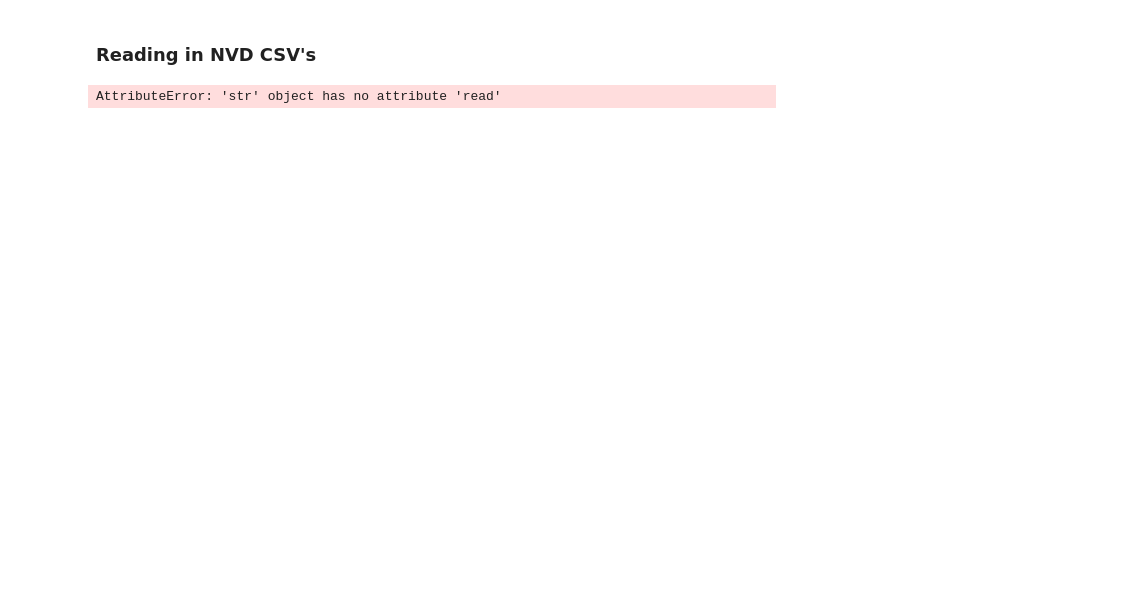
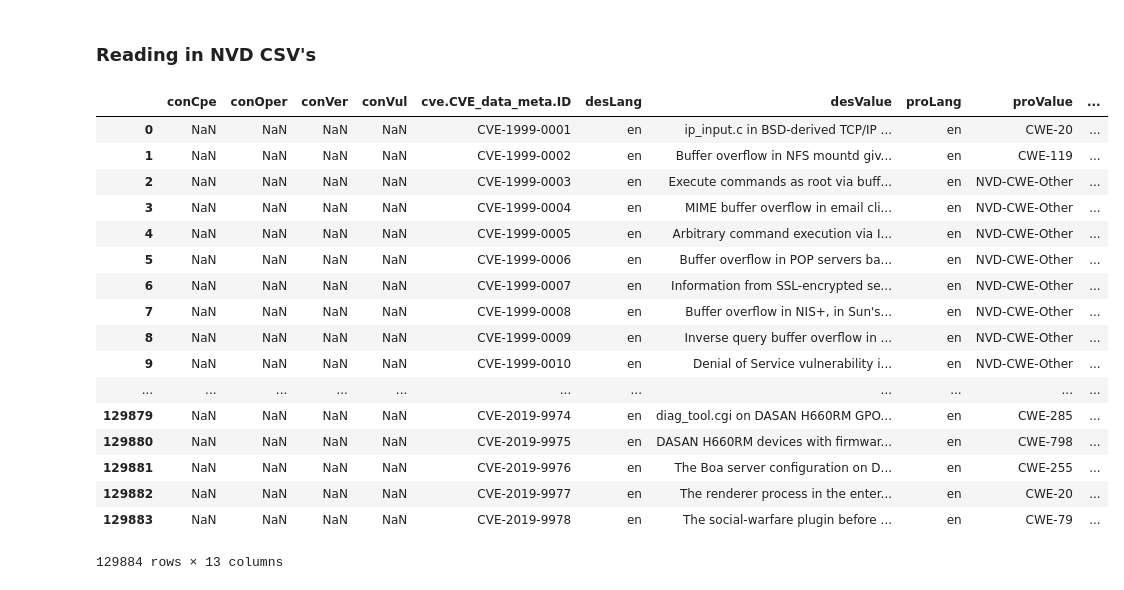
Before and after one commit to UNCG-CSE/Open_Source_Vul_Metrics, a Jupyter notebook: src/(GW Project pt.2) Correlation between spike in releases and new vulnerabilities.ipynb, the cells around one changed output. Cells and saved outputs as stored; diff of their text form; code cells hidden in the pictures; blank space fills up the shorter version.

```diff
--- a/src/(GW Project pt.2) Correlation between spike in releases and new vulnerabilities.ipynb
+++ b/src/(GW Project pt.2) Correlation between spike in releases and new vulnerabilities.ipynb
@@ -38,15 +38,32 @@ release_df.head()
 # %%
 import glob
 
-path = '../data/nvd-hashs/'
+path = '../data/NVD-to-CSV-Descriptions/'
 allcves = glob.glob(path+'*.csv')
 l = []
 
 for filename in allcves:
     df = pd.read_csv(filename)
     l.append(df)
 df_NVD_hash = pd.concat(l, ignore_index=True)
 #New cell
 df_NVD_hash
 # %% [output]
+|  | conCpe | conOper | conVer | conVul | cve.CVE_data_meta.ID | desLang | desValue | proLang | proValue | ... |
+| 0 | NaN | NaN | NaN | NaN | CVE-1999-0001 | en | ip_input.c in BSD-derived TCP/IP ... | en | CWE-20 | ... |
+| 1 | NaN | NaN | NaN | NaN | CVE-1999-0002 | en | Buffer overflow in NFS mountd giv... | en | CWE-119 | ... |
+| 2 | NaN | NaN | NaN | NaN | CVE-1999-0003 | en | Execute commands as root via buff... | en | NVD-CWE-Other | ... |
+| 3 | NaN | NaN | NaN | NaN | CVE-1999-0004 | en | MIME buffer overflow in email cli... | en | NVD-CWE-Other | ... |
+| 4 | NaN | NaN | NaN | NaN | CVE-1999-0005 | en | Arbitrary command execution via I... | en | NVD-CWE-Other | ... |
+| 5 | NaN | NaN | NaN | NaN | CVE-1999-0006 | en | Buffer overflow in POP servers ba... | en | NVD-CWE-Other | ... |
+| 6 | NaN | NaN | NaN | NaN | CVE-1999-0007 | en | Information from SSL-encrypted se... | en | NVD-CWE-Other | ... |
+| 7 | NaN | NaN | NaN | NaN | CVE-1999-0008 | en | Buffer overflow in NIS+, in Sun's... | en | NVD-CWE-Other | ... |
+| 8 | NaN | NaN | NaN | NaN | CVE-1999-0009 | en | Inverse query buffer overflow in ... | en | NVD-CWE-Other | ... |
+| 9 | NaN | NaN | NaN | NaN | CVE-1999-0010 | en | Denial of Service vulnerability i... | en | NVD-CWE-Other | ... |
+| ... | ... | ... | ... | ... | ... | ... | ... | ... | ... | ... |
+| 129879 | NaN | NaN | NaN | NaN | CVE-2019-9974 | en | diag_tool.cgi on DASAN H660RM GPO... | en | CWE-285 | ... |
+| 129880 | NaN | NaN | NaN | NaN | CVE-2019-9975 | en | DASAN H660RM devices with firmwar... | en | CWE-798 | ... |
+| 129881 | NaN | NaN | NaN | NaN | CVE-2019-9976 | en | The Boa server configuration on D... | en | CWE-255 | ... |
+| 129882 | NaN | NaN | NaN | NaN | CVE-2019-9977 | en | The renderer process in the enter... | en | CWE-20 | ... |
+| 129883 | NaN | NaN | NaN | NaN | CVE-2019-9978 | en | The social-warfare plugin before ... | en | CWE-79 | ... |
-AttributeError: 'str' object has no attribute 'read'
+129884 rows × 13 columns
```
Also changed, not shown: 13 other files.
